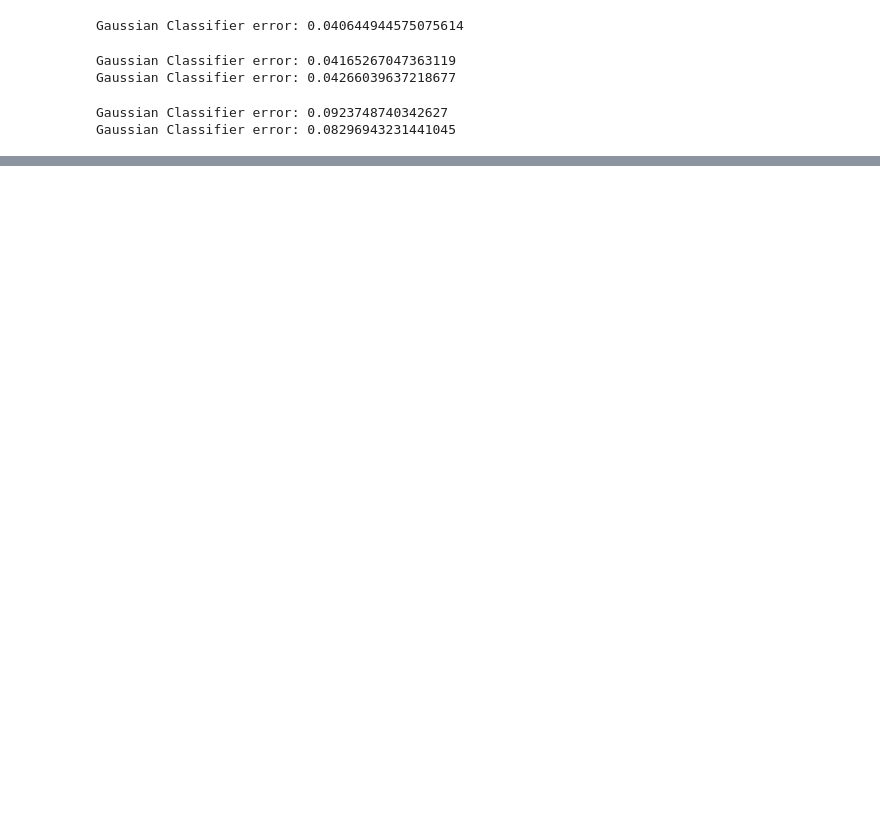
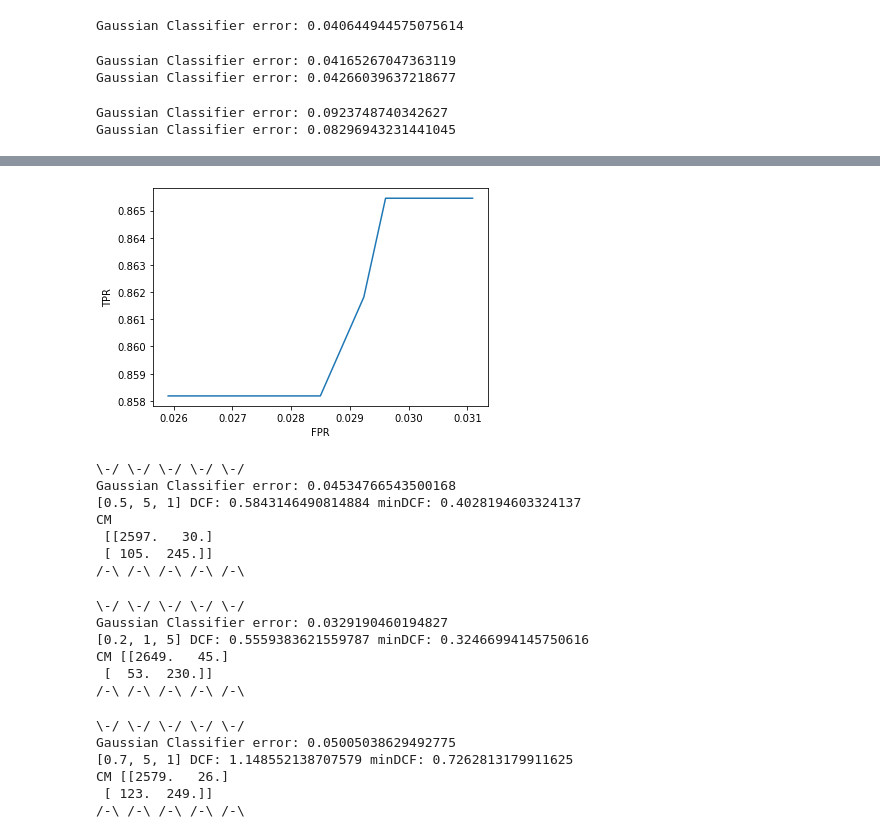
Before and after one commit to franzhd/Pulsar_project, a Jupyter notebook: Jupyter_notebook/GaussianClassifier.ipynb, the cells around one changed output, grey strips where cells are left out. Drawn from its saved outputs; the diff is of its cells as text; code cells hidden in the pictures; blank space fills up the shorter version.

```diff
--- a/Jupyter_notebook/GaussianClassifier.ipynb
+++ b/Jupyter_notebook/GaussianClassifier.ipynb
@@ -128,0 +208,29 @@ G.test(DTE,LTE, [0.1,1,1])
+# %%
+G.test(DTE,LTE, [0.5,5,1], True)
+# %% [output]
+[figure, added]
+\-/ \-/ \-/ \-/ \-/
+Gaussian Classifier error: 0.04534766543500168
+[0.5, 5, 1] DCF: 0.5843146490814884 minDCF: 0.4028194603324137
+CM
+ [[2597.   30.]
+ [ 105.  245.]]
+/-\ /-\ /-\ /-\ /-\
+# %%
+G.test(DTE,LTE, [0.2,1,5])
+# %% [output]
+\-/ \-/ \-/ \-/ \-/
+Gaussian Classifier error: 0.0329190460194827
+[0.2, 1, 5] DCF: 0.5559383621559787 minDCF: 0.32466994145750616
+CM [[2649.   45.]
+ [  53.  230.]]
+/-\ /-\ /-\ /-\ /-\
+# %%
+G.test(DTE,LTE, [0.7,5,1])
+# %% [output]
+\-/ \-/ \-/ \-/ \-/
+Gaussian Classifier error: 0.05005038629492775
+[0.7, 5, 1] DCF: 1.148552138707579 minDCF: 0.7262813179911625
+CM [[2579.   26.]
+ [ 123.  249.]]
+/-\ /-\ /-\ /-\ /-\
```
Also changed, not shown: parts of 15 cells of this notebook, 4 other files.
